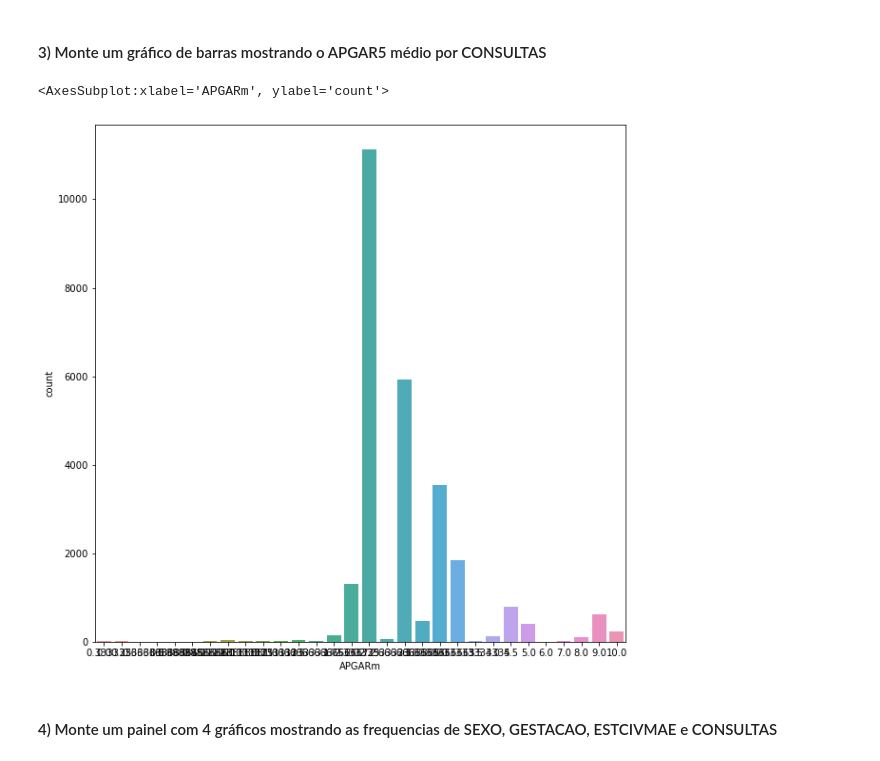
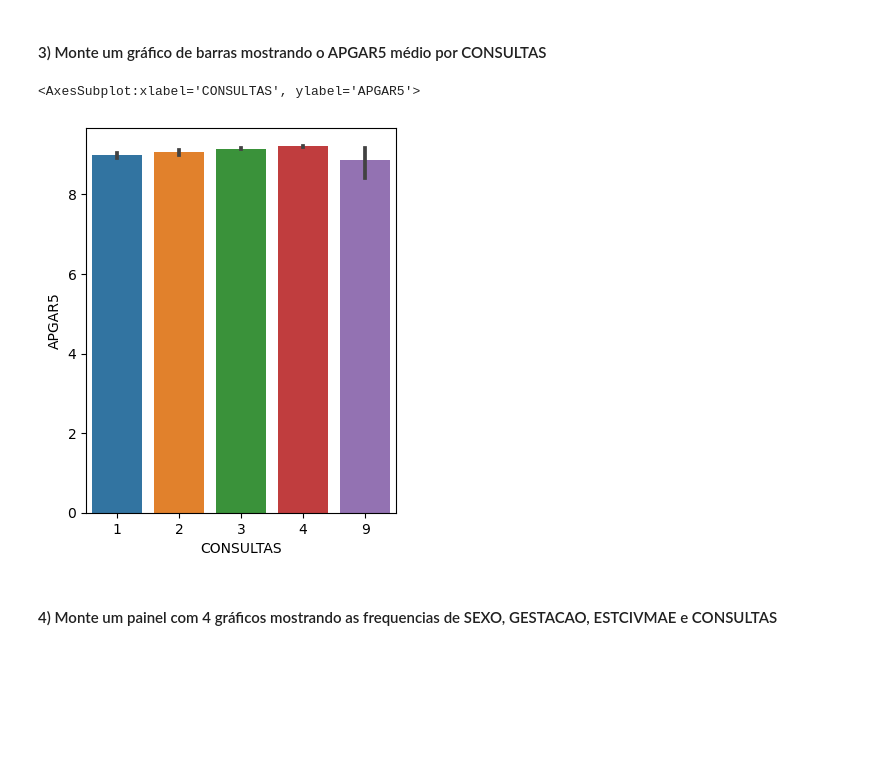
Before and after one commit to AleSanches/Ciencia-de-Dados-EBAC, a Jupyter notebook: M6 - Ex. 1.ipynb, the cells around one changed output. Cells and saved outputs as stored; diff of their text form; code cells hidden in the pictures; blank space fills up the shorter version.

```diff
--- a/M6 - Ex. 1.ipynb
+++ b/M6 - Ex. 1.ipynb
@@ -96,12 +102,11 @@ sns.countplot(ax = axes[2,0], x = 'ESTCIVMAE', data = base_select)
 # %% [markdown]
 #### 3) Monte um gráfico de barras mostrando o APGAR5 médio por CONSULTAS
-# %%
-base['APGARm'] = base['APGAR5']/base['CONSULTAS']
-plt.rc('figure', figsize=(10, 10))
-sns.countplot( x = 'APGARm', data = base)
-# %% [output]
-<AxesSubplot:xlabel='APGARm', ylabel='count'>
-[figure, removed]
+# %%
+plt.rc('figure', figsize=(4, 5))
+sns.barplot(x='CONSULTAS', y='APGAR5', data=base_select)
+# %% [output]
+<AxesSubplot:xlabel='CONSULTAS', ylabel='APGAR5'>
+[figure, added]
 # %% [markdown]
 ####  4) Monte um painel com 4 gráficos mostrando as frequencias de SEXO, GESTACAO, ESTCIVMAE e CONSULTAS
 # %%
```
Also changed, not shown: parts of 4 cells of this notebook.
